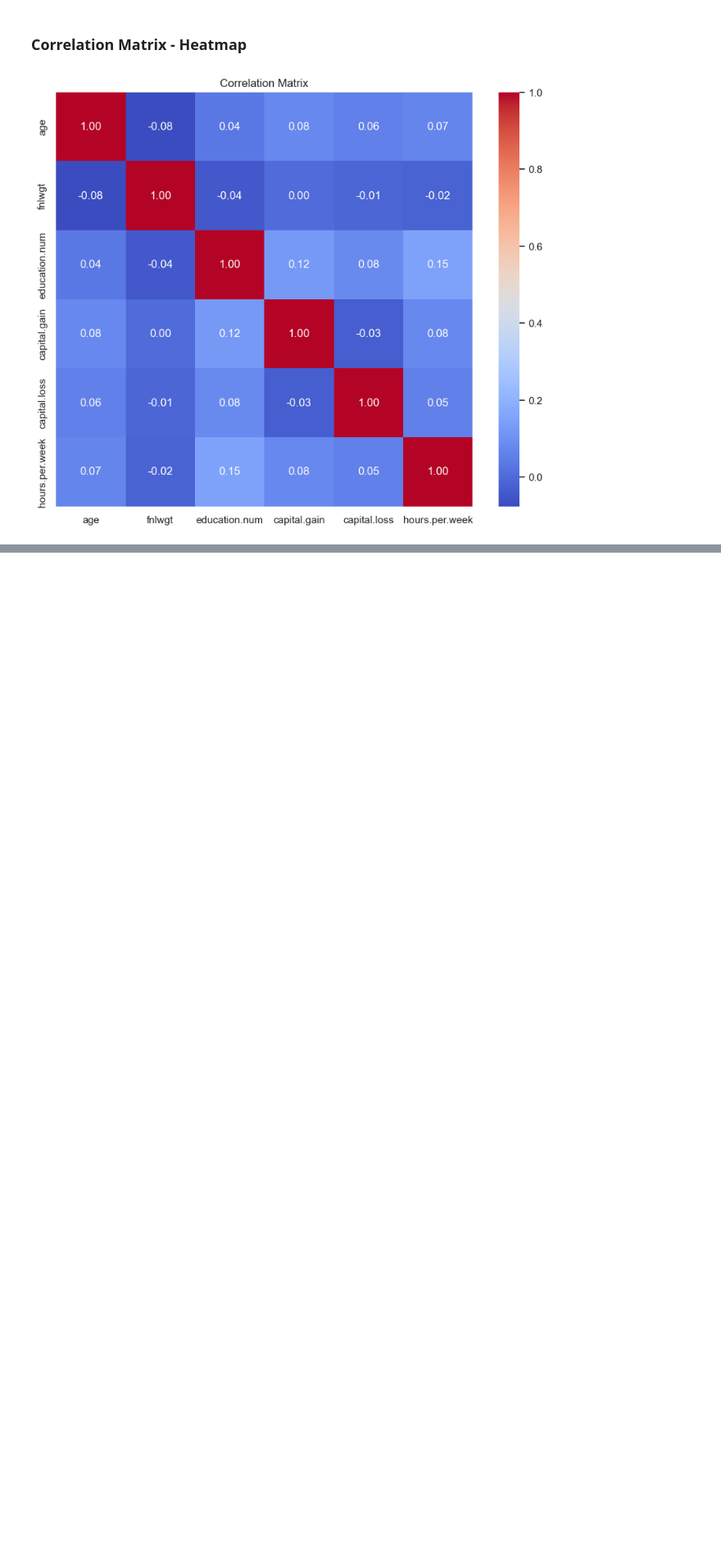
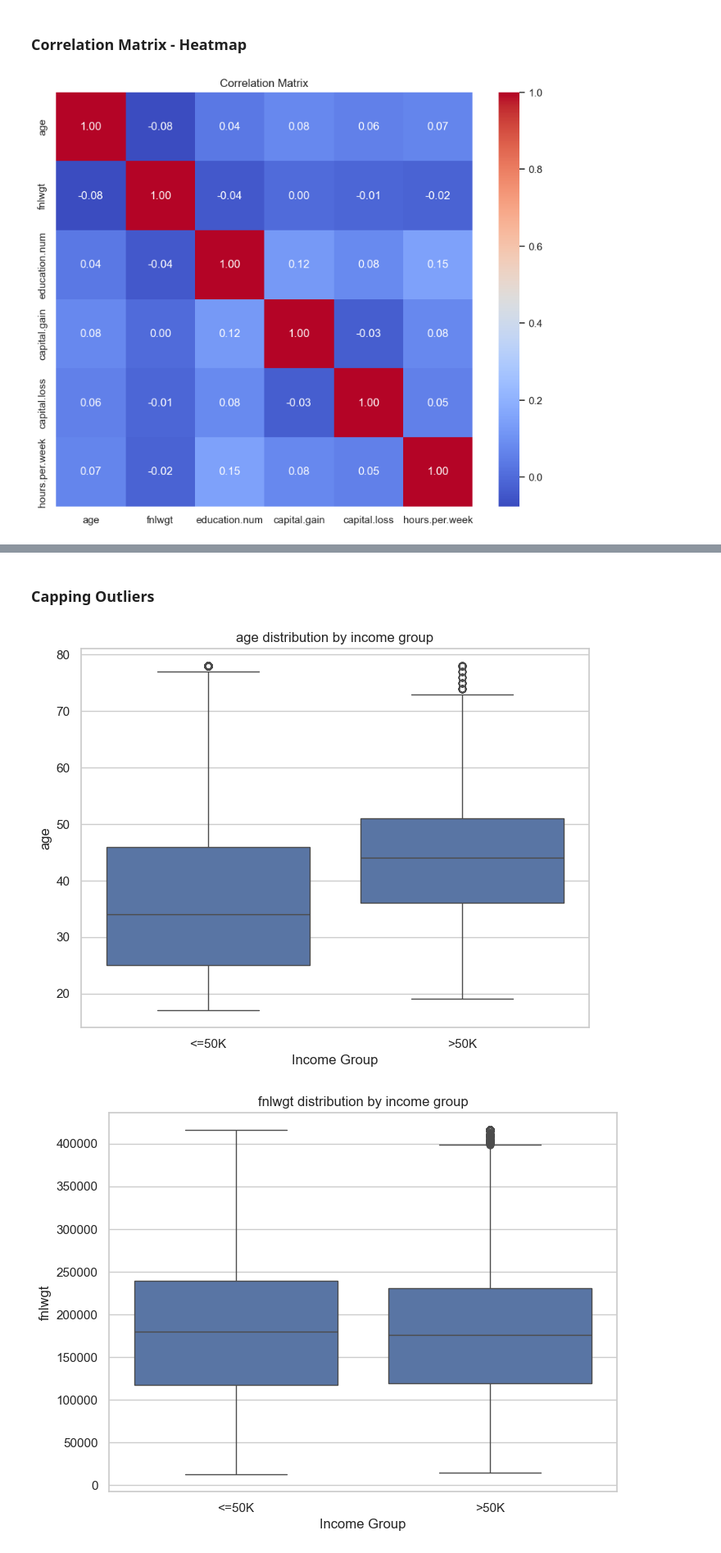
Before and after one commit to sushilbang/ml_prac, a Jupyter notebook: eda.ipynb, the cells around one changed output, grey strips where cells are left out. Shown at 82% size. Saved outputs shown, nothing was run; the diff lists cells and outputs as text; code cells hidden in the pictures; blank space fills up the shorter version.

```diff
--- a/eda.ipynb
+++ b/eda.ipynb
@@ -420,0 +472,26 @@ plt.show()
+# %% [markdown]
+### Capping Outliers
+# %%
+def cap_outliers_IQR(df, column):
+    Q1 = df[column].quantile(0.25)
+    Q3 = df[column].quantile(0.75)
+    IQR = Q3 - Q1
+    lower_bound = Q1 - 1.5 * IQR
+    upper_bound = Q3 + 1.5 * IQR
+
+    df[column] = np.where(df[column] < lower_bound, lower_bound, np.where(df[column] > upper_bound, upper_bound, df[column]))
+    return df
+# %%
+for col in num_col:
+    df_capped = cap_outliers_IQR(df, col)
+# %%
+for col in num_col:
+    plt.figure(figsize=(8, 6))
+    sns.boxplot(data=df_capped, x='income', y=col)
+    plt.title(f'{col} distribution by income group')
+    plt.xlabel('Income Group')
+    plt.ylabel(col)
+    plt.show()
+# %% [output]
+[figure, added]
+[figure, added]
```
Also changed, not shown: parts of 18 cells of this notebook.
